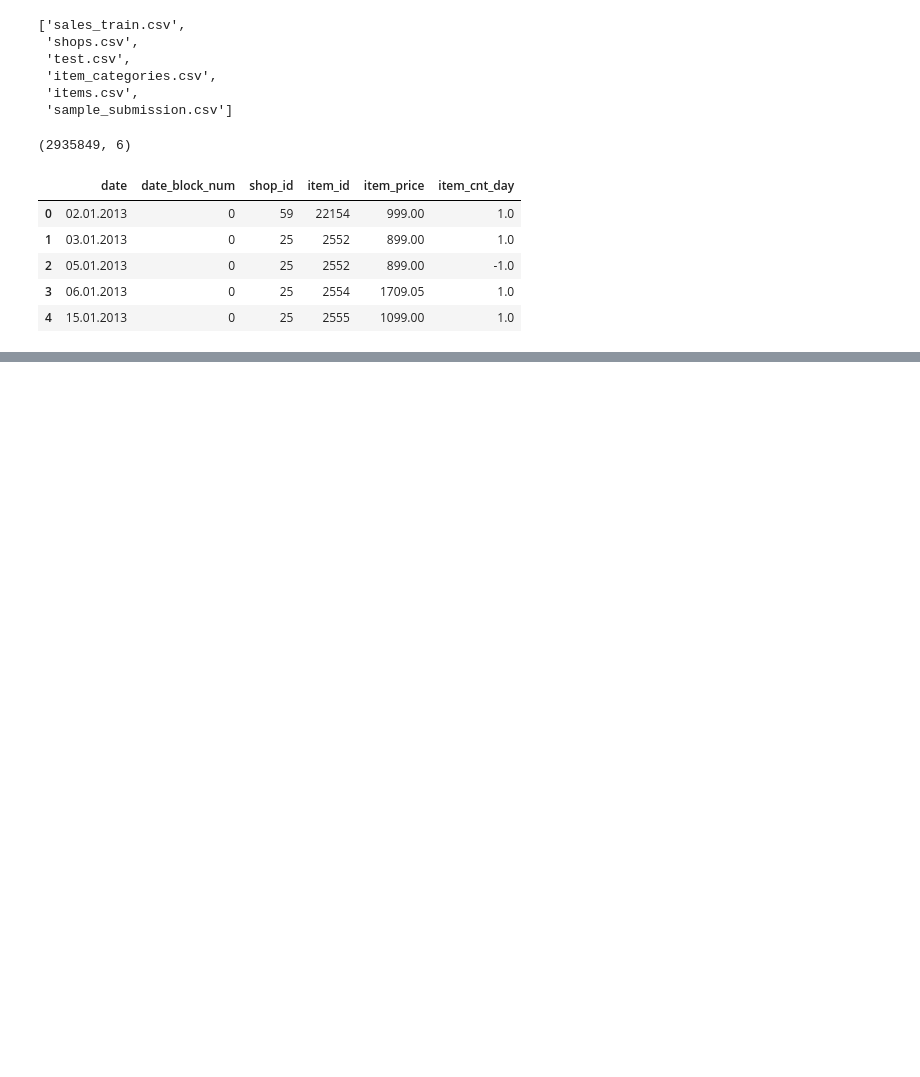
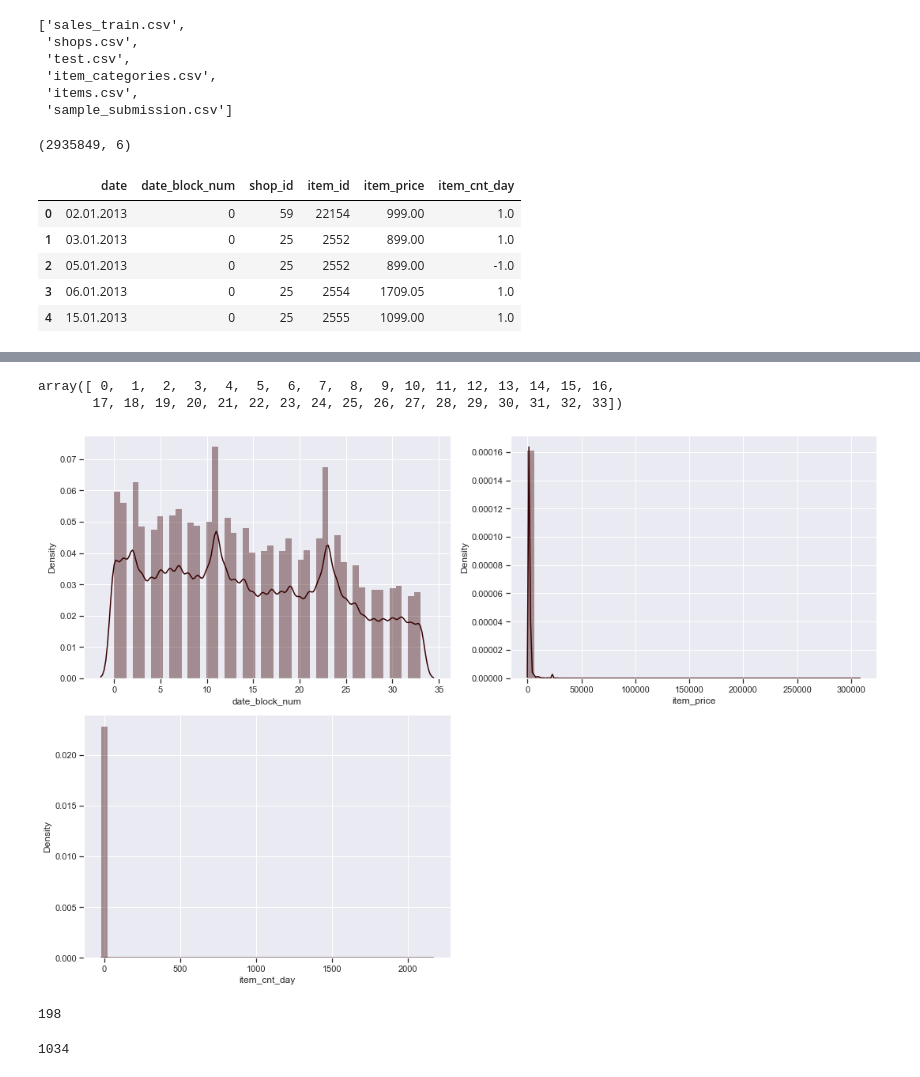
Before and after one commit to the-chiefdom/Predict_Future_Sales, a Jupyter notebook: data_wrangling.ipynb, the cells around one changed output, grey strips where cells are left out. Saved outputs shown, nothing was run; the diff lists cells and outputs as text; code cells hidden in the pictures; blank space fills up the shorter version.

Commit message:
created histograms for training data

```diff
--- a/data_wrangling.ipynb
+++ b/data_wrangling.ipynb
@@ -54,0 +88,3 @@ shops.head()
+# %%
+sales_train['date'] = pd.to_datetime(sales_train['date'])
+sales_train.info()
@@ -54,0 +105,2 @@ shops.head()
+# %%
+sales_train = sales_train.set_index('date')
@@ -54,0 +119,30 @@ shops.head()
+# %%
+sales_train['date_block_num'].unique()
+# %% [output]
+array([ 0,  1,  2,  3,  4,  5,  6,  7,  8,  9, 10, 11, 12, 13, 14, 15, 16,
+       17, 18, 19, 20, 21, 22, 23, 24, 25, 26, 27, 28, 29, 30, 31, 32, 33])
+# %%
+fig, axes = plt.subplots(nrows=2, ncols=2, figsize=(15, 10))
+
+sns.distplot(sales_train['date_block_num'], ax=axes[0,0])
+plt.title('date_block_num', size=22)
+
+sns.distplot(sales_train['item_price'], ax=axes[0,1])
+plt.title('item_price', size=22)
+
+sns.distplot(sales_train['item_cnt_day'], ax=axes[1,0])
+plt.title('item_cnt_day', size=22)
+
+axes[1,1].set_visible(False)
+
+plt.tight_layout()
+# %% [output]
+[figure, added]
+# %%
+sales_train['item_cnt_day'].nunique()
+# %% [output]
+198
+# %%
+sales_train.index.nunique()
+# %% [output]
+1034
```
Also changed, not shown: parts of 7 cells of this notebook.
